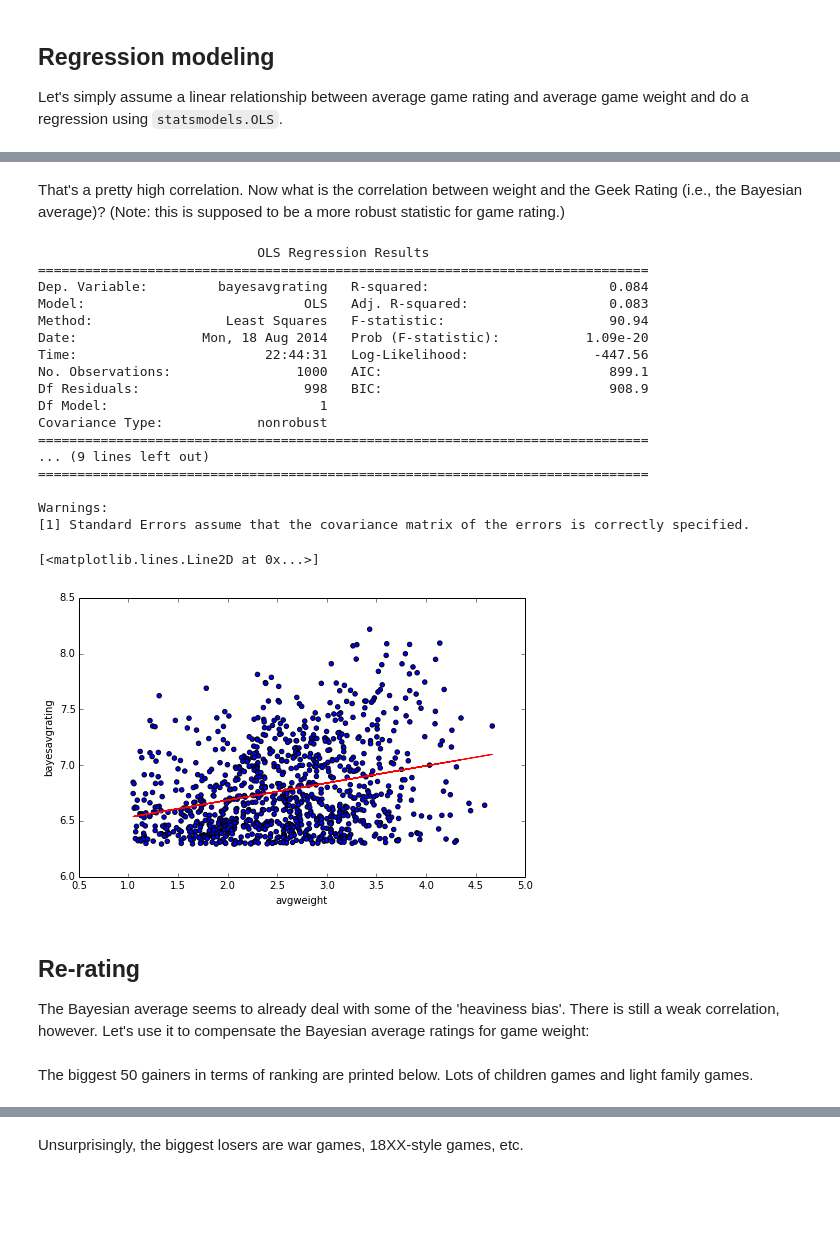
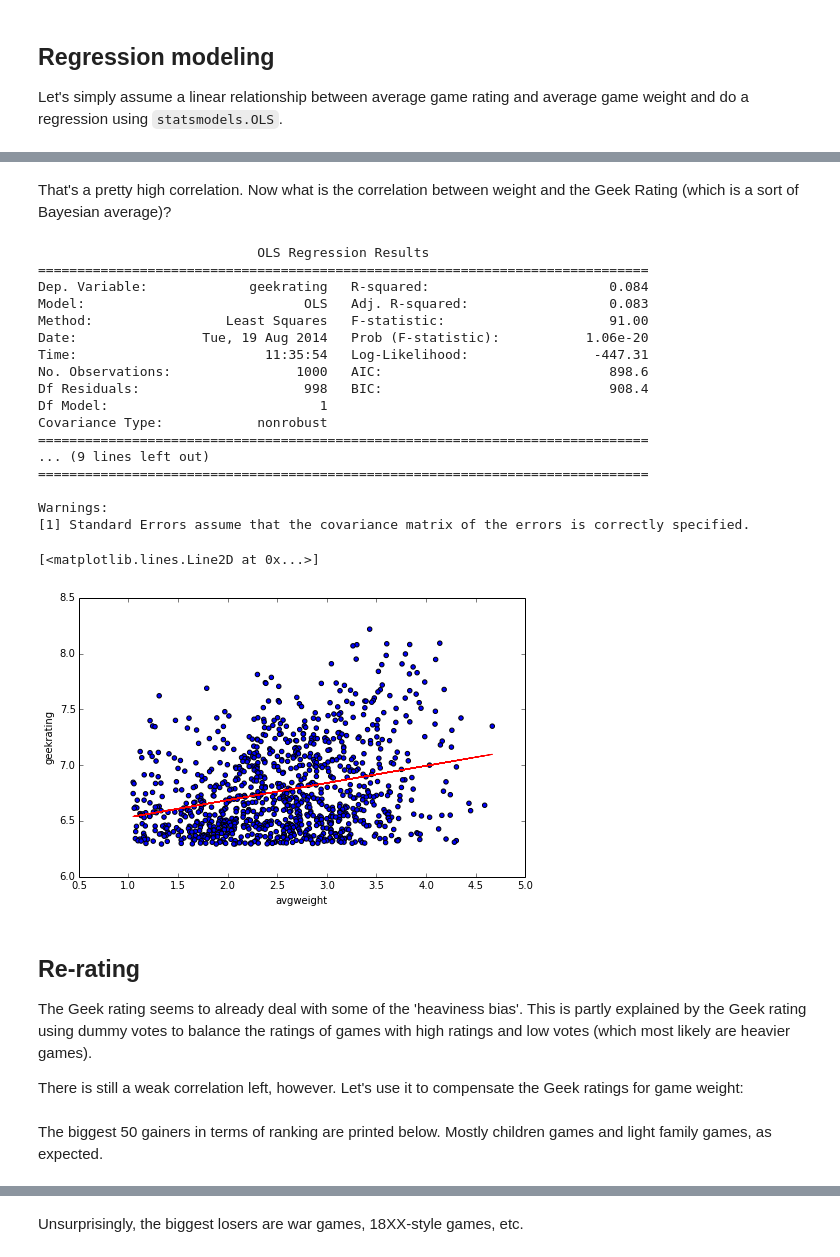
Before and after one commit to nicodv/research, a Jupyter notebook: BGG Top 1000 Reanalyzed.ipynb, the cells around one changed output, grey strips where cells are left out. Drawn from its saved outputs; the diff is of its cells as text; code cells hidden in the pictures; blank space fills up the shorter version.

```diff
--- a/BGG Top 1000 Reanalyzed.ipynb
+++ b/BGG Top 1000 Reanalyzed.ipynb
@@ -45,7 +46,7 @@ def get_top_games(ngames=N_GAMES):
     for pp in range(1, npages + 1):
         print("Reading page {0} / {1}".format(pp, npages))
         url = BROWSE_URL_BASE + str(pp)
-        page = requests.get(url, timeout=60)
+        page = requests.get(url, timeout=120)
         soup = BeautifulSoup(page.content)
         # items are found by 'id=results_objectname*' attribute in 'div' tag
         cntr = 1
@@ -63,7 +64,7 @@ def get_top_games(ngames=N_GAMES):
     return games
 
 topgames = get_top_games()
-print("{0} games found: {1}".format(len(topgames), topgames))
+# print("{0} games found: {1}".format(len(topgames), topgames))
 # %% [output]
 Reading page 1 / 10
 Reading page 2 / 10
@@ -156,7 +148,7 @@ def get_games_stats(games):
                     for gm in result]
         avgrating = [float(gm.find('statistics').find('ratings').find('average').text)
                      for gm in result]
-        bavgrating = [float(gm.find('statistics').find('ratings').find('bayesaverage').text)
+        geekrating = [float(gm.find('statistics').find('ratings').find('bayesaverage').text)
                       for gm in result]
         stdrating = [float(gm.find('statistics').find('ratings').find('stddev').text)
                      for gm in result]
@@ -165,7 +157,7 @@ def get_games_stats(games):
 
         games.ix[ii * chunksize:(ii + 1) * chunksize, 'numowned'] = numowned
         games.ix[ii * chunksize:(ii + 1) * chunksize, 'avgrating'] = avgrating
-        games.ix[ii * chunksize:(ii + 1) * chunksize, 'bayesavgrating'] = bavgrating
+        games.ix[ii * chunksize:(ii + 1) * chunksize, 'geekrating'] = geekrating
         games.ix[ii * chunksize:(ii + 1) * chunksize, 'stdrating'] = stdrating
         games.ix[ii * chunksize:(ii + 1) * chunksize, 'avgweight'] = avgweight
 
@@ -225,46 +217,48 @@ Warnings:
 [<matplotlib.lines.Line2D at 0x...>]
 [figure]
 # %% [markdown]
-That's a pretty high correlation. Now what is the correlation between weight and the Geek Rating (i.e., the Bayesian average)? (Note: this is supposed to be a more robust statistic for game rating.)
+That's a pretty high correlation. Now what is the correlation between weight and the Geek Rating (which is a sort of Bayesian average)?
 # %%
-y = gamedata.bayesavgrating
+y = gamedata.geekrating
 x = gamedata[['intercept', 'avgweight']]
 
 regress = sm.OLS(y, x).fit()
 print(regress.summary())
-bavgparams = regress.params
+geekparams = regress.params
 
 gamedata['orig_rank'] = gamedata.index + 1
-gamedata['wmodel'] = bavgparams['intercept'] + bavgparams['avgweight'] * gamedata.avgweight
+gamedata['wmodel'] = geekparams['intercept'] + geekparams['avgweight'] * gamedata.avgweight
 
 fig = plt.figure(figsize=(8,5))
 ax = plt.gca()
 ax.set_xlabel('avgweight')
-ax.set_ylabel('bayesavgrating')
-plt.scatter(gamedata.avgweight, gamedata.bayesavgrating)
+ax.set_ylabel('geekrating')
+plt.scatter(gamedata.avgweight, gamedata.geekrating)
 plt.plot(gamedata.avgweight, gamedata.wmodel, 'r-')
 # %% [output]
                             OLS Regression Results
 ==============================================================================
-Dep. Variable:         bayesavgrating   R-squared:                       0.084
+Dep. Variable:             geekrating   R-squared:                       0.084
 Model:                            OLS   Adj. R-squared:                  0.083
-Method:                 Least Squares   F-statistic:                     90.94
-Date:                Mon, 18 Aug 2014   Prob (F-statistic):           1.09e-20
-Time:                        22:44:31   Log-Likelihood:                -447.56
-No. Observations:                1000   AIC:                             899.1
-Df Residuals:                     998   BIC:                             908.9
+Method:                 Least Squares   F-statistic:                     91.00
+Date:                Tue, 19 Aug 2014   Prob (F-statistic):           1.06e-20
+Time:                        11:35:54   Log-Likelihood:                -447.31
+No. Observations:                1000   AIC:                             898.6
+Df Residuals:                     998   BIC:                             908.4
 Df Model:                           1
 Covariance Type:            nonrobust
 ==============================================================================
 ... (9 lines left out)
 ==============================================================================
 
 Warnings:
 [1] Standard Errors assume that the covariance matrix of the errors is correctly specified.
 [<matplotlib.lines.Line2D at 0x...>]
-[figure, old version]
+[figure, new version]
 # %% [markdown]
 Re-rating
 ---------
-The Bayesian average seems to already deal with some of the 'heaviness bias'. There is still a weak correlation, however. Let's use it to compensate the Bayesian average ratings for game weight:
+The Geek rating seems to already deal with some of the 'heaviness bias'. This is partly explained by the Geek rating using dummy votes to balance the ratings of games with high ratings and low votes (which most likely are heavier games).
+
+There is still a weak correlation left, however. Let's use it to compensate the Geek ratings for game weight:
 # %%
@@ -273,7 +267,7 @@ gamedata.sort('wnet', ascending=False, inplace=True)
 gamedata['w_rank'] = gamedata.reset_index().index + 1
 gamedata['diff_rank'] = gamedata.orig_rank - gamedata.w_rank
 # %% [markdown]
-The biggest 50 gainers in terms of ranking are printed below. Lots of children games and light family games.
+The biggest 50 gainers in terms of ranking are printed below. Mostly children games and light family games, as expected.
 # %%
 thresh  = gamedata.diff_rank.quantile(0.95)
 print("Biggest gainers")
```
Also changed, not shown: parts of 12 cells of this notebook.
